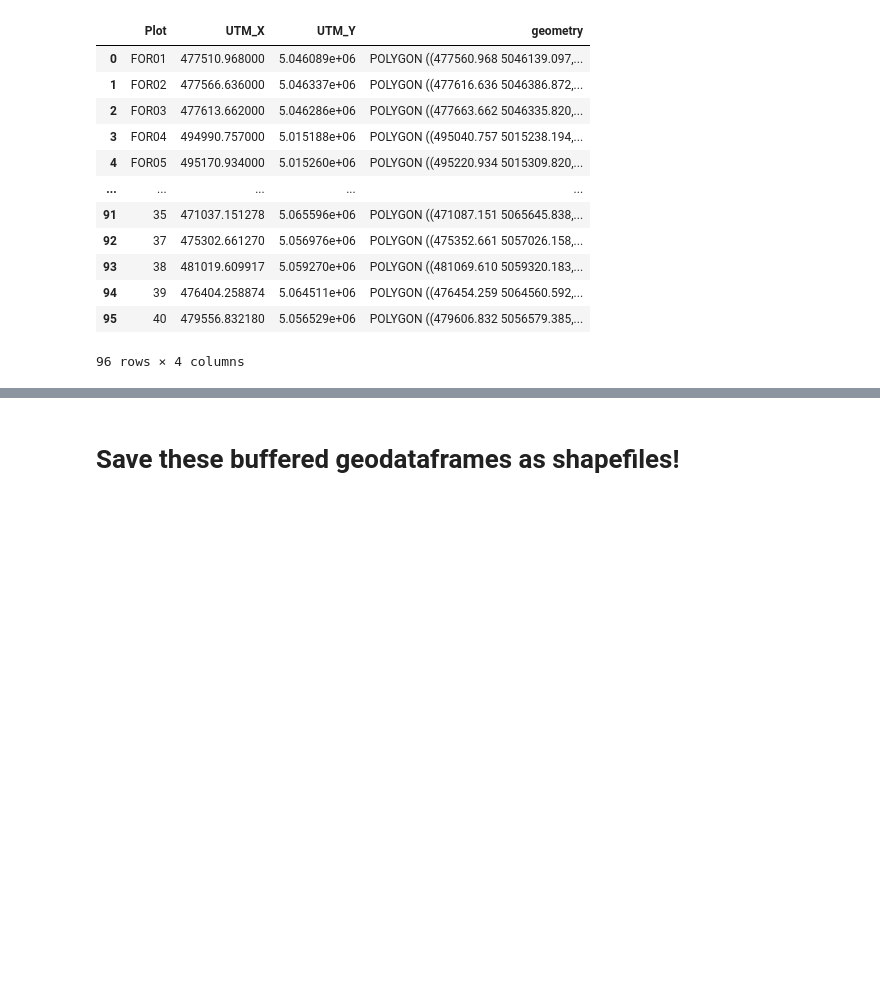
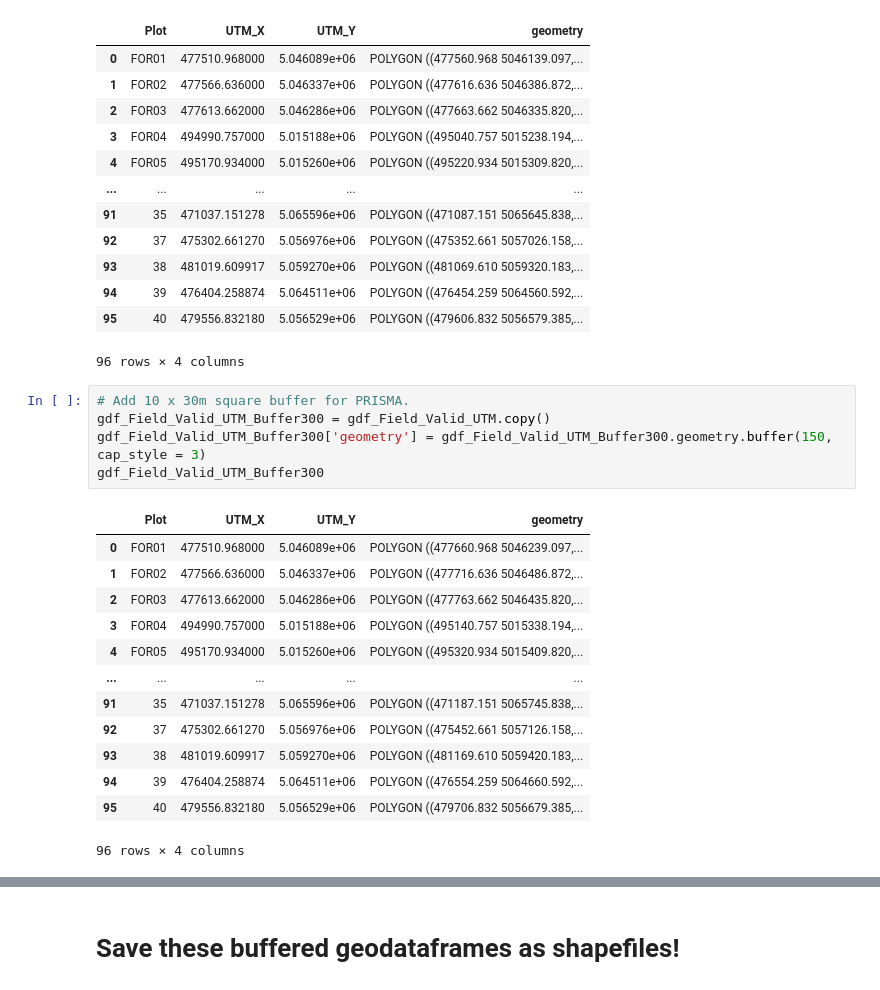
Before and after one commit to IAGO1215/TicinoBiodivMapBicocca, a Jupyter notebook: Python/7-2-FieldDataMerged Buffer.ipynb, the cells around one changed output, grey strips where cells are left out. Cells and saved outputs as stored; diff of their text form; blank space fills up the shorter version.

```diff
--- a/Python/7-2-FieldDataMerged Buffer.ipynb
+++ b/Python/7-2-FieldDataMerged Buffer.ipynb
@@ -83,3 +83,22 @@ gdf_Field_Valid_UTM_Buffer100
 | 94 | 39 | 476404.258874 | 5.064511e+06 | POLYGON ((476454.259 5064560.592,... |
 | 95 | 40 | 479556.832180 | 5.056529e+06 | POLYGON ((479606.832 5056579.385,... |
 96 rows × 4 columns
+# %%
+# Add 10 x 30m square buffer for PRISMA.
+gdf_Field_Valid_UTM_Buffer300 = gdf_Field_Valid_UTM.copy()
+gdf_Field_Valid_UTM_Buffer300['geometry'] = gdf_Field_Valid_UTM_Buffer300.geometry.buffer(150, cap_style = 3)
+gdf_Field_Valid_UTM_Buffer300
+# %% [output]
+|  | Plot | UTM_X | UTM_Y | geometry |
+| 0 | FOR01 | 477510.968000 | 5.046089e+06 | POLYGON ((477660.968 5046239.097,... |
+| 1 | FOR02 | 477566.636000 | 5.046337e+06 | POLYGON ((477716.636 5046486.872,... |
+| 2 | FOR03 | 477613.662000 | 5.046286e+06 | POLYGON ((477763.662 5046435.820,... |
+| 3 | FOR04 | 494990.757000 | 5.015188e+06 | POLYGON ((495140.757 5015338.194,... |
+| 4 | FOR05 | 495170.934000 | 5.015260e+06 | POLYGON ((495320.934 5015409.820,... |
+| ... | ... | ... | ... | ... |
+| 91 | 35 | 471037.151278 | 5.065596e+06 | POLYGON ((471187.151 5065745.838,... |
+| 92 | 37 | 475302.661270 | 5.056976e+06 | POLYGON ((475452.661 5057126.158,... |
+| 93 | 38 | 481019.609917 | 5.059270e+06 | POLYGON ((481169.610 5059420.183,... |
+| 94 | 39 | 476404.258874 | 5.064511e+06 | POLYGON ((476554.259 5064660.592,... |
+| 95 | 40 | 479556.832180 | 5.056529e+06 | POLYGON ((479706.832 5056679.385,... |
+96 rows × 4 columns
```
Also changed, not shown: parts of 5 cells of this notebook, 22 other files.
